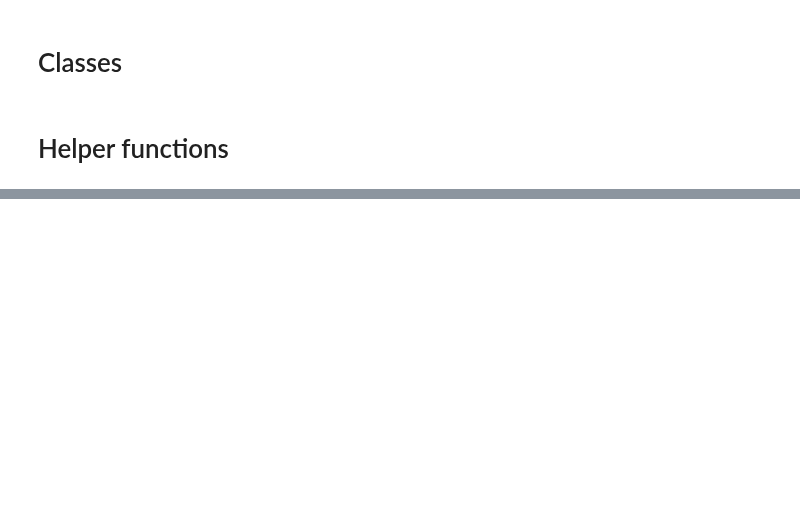
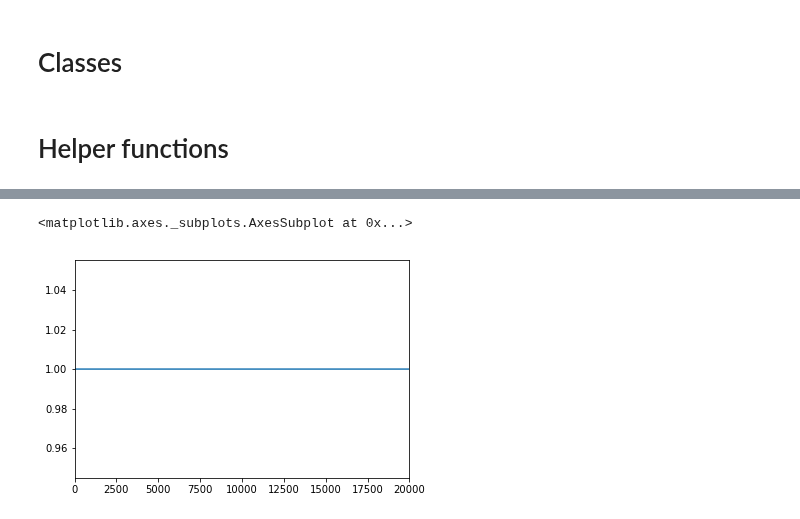
Before and after one commit to zeromh/tic_tac_toe_RI, a Jupyter notebook: tic_tac_toe_RL.ipynb, the cells around one changed output, grey strips where cells are left out. Drawn from its saved outputs; the diff is of its cells as text; code cells hidden in the pictures; blank space fills up the shorter version.

```diff
--- a/tic_tac_toe_RL.ipynb
+++ b/tic_tac_toe_RL.ipynb
@@ -345,0 +439,4 @@ The game is a tie!
+# %%
+player1.set_epsilon(0)
+player2.set_epsilon(0)
+p1_2_real_game = ttt_game(player1, player2, print_output = False)
@@ -345,0 +447,13 @@ The game is a tie!
+# %%
+p1_2_real_scores = pd.DataFrame(p1_2_real_game.playerO_score)
+p1_2_real_scores.columns = ['score']
+p1_2_real_scores['not_loss'] = (p1_2_real_scores.score != 0).astype(int)
+group_size = 2000
+n_groups = len(p1_2_real_scores)/group_size
+p1_2_real_scores['group'] = np.repeat(np.arange(n_groups), group_size)
+p1_2_real_scores_agg = p1_2_real_scores.groupby('group').not_loss.transform(lambda x: x.sum()/float(x.shape[0]))
+# %%
+p1_2_real_scores_agg.plot()
+# %% [output]
+<matplotlib.axes._subplots.AxesSubplot at 0x...>
+[figure, added]
```
Also changed, not shown: parts of 44 cells of this notebook.
